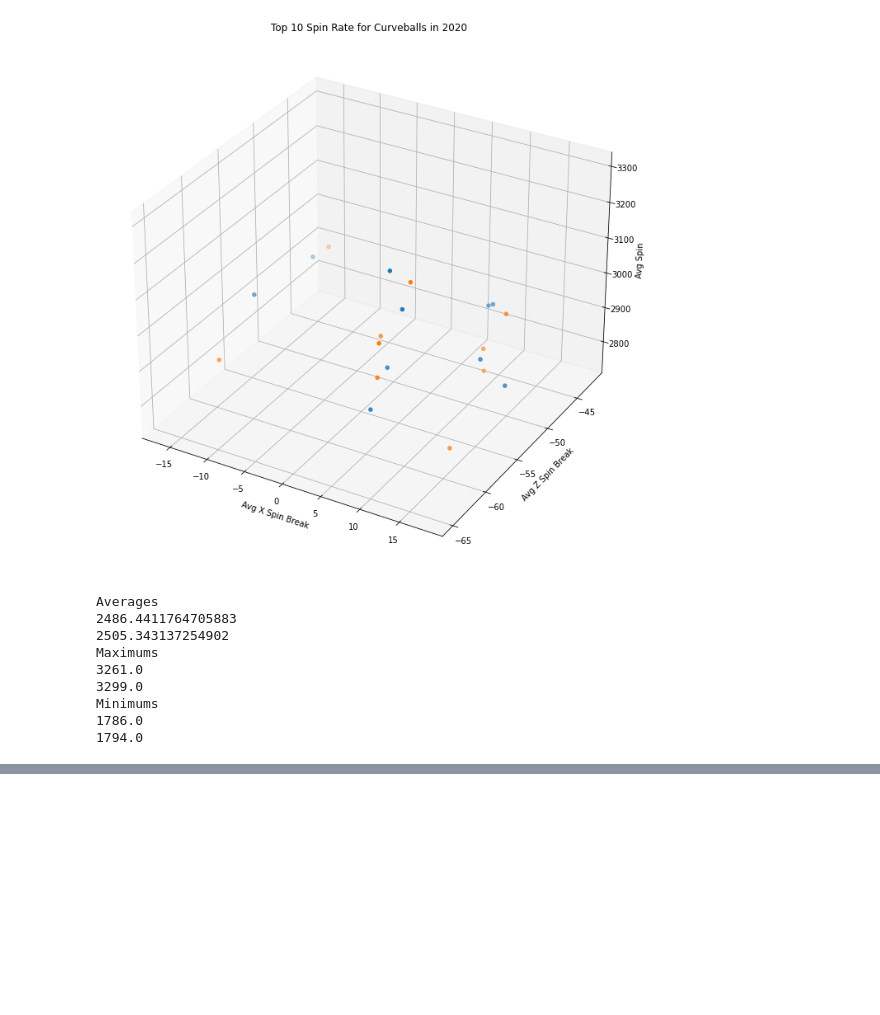
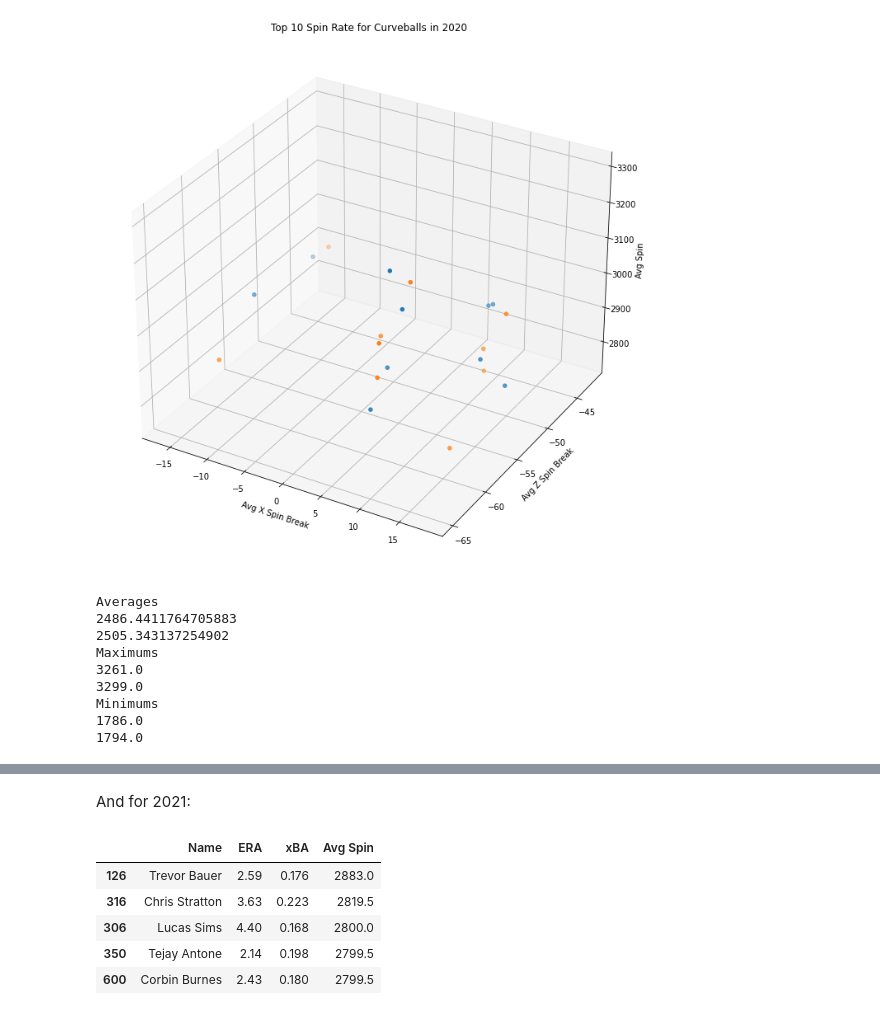
Before and after one commit to Jesparza17/Jesparza17, a Jupyter notebook: Project Notebook.ipynb, the cells around one changed output, grey strips where cells are left out. Cells and saved outputs as stored; diff of their text form; code cells hidden in the pictures; blank space fills up the shorter version.

```diff
--- a/Project Notebook.ipynb
+++ b/Project Notebook.ipynb
@@ -267,0 +294,26 @@ Let's take a look at three metrics: [expected batting average](https://www.mlb.c
+# %% [markdown]
+And for 2021:
+# %%
+# Read in and clean up dataset
+spin_to_win2021 = pd.read_csv("era_and_spin2021.csv")
+spin_to_win2021['Name'] = spin_to_win2021[' first_name'] + ' ' + spin_to_win2021['last_name']
+spin_to_win2021.drop(["player_id", "Unnamed: 8", "last_name", " first_name", "year"], axis=1, inplace=True)
+position = spin_to_win2021.pop("Name")
+spin_to_win2021.insert(0,'Name',position)
+spin_to_win2021.rename(columns={"p_era": "ERA", "fastball_avg_spin": "FB Avg Spin", "breaking_avg_spin": "Breaking Avg Spin", "xba": "xBA"}, inplace=True)
+
+# Combine fastball and breaking average spin into one variable
+spin_to_win2021["Avg Spin"] = spin_to_win2021[["FB Avg Spin", "Breaking Avg Spin"]].mean(axis=1)
+spin_to_win2021.drop(["FB Avg Spin", "Breaking Avg Spin"], axis=1, inplace=True)
+
+# Sort by highest average spin
+spin_to_win2021.sort_values("Avg Spin", inplace=True, ascending=False)
+
+spin_to_win2021.head()
+# %% [output]
+|  | Name | ERA | xBA | Avg Spin |
+| 126 | Trevor Bauer | 2.59 | 0.176 | 2883.0 |
+| 316 | Chris Stratton | 3.63 | 0.223 | 2819.5 |
+| 306 | Lucas Sims | 4.40 | 0.168 | 2800.0 |
+| 350 | Tejay Antone | 2.14 | 0.198 | 2799.5 |
+| 600 | Corbin Burnes | 2.43 | 0.180 | 2799.5 |
```
Also changed, not shown: parts of 8 cells of this notebook.
